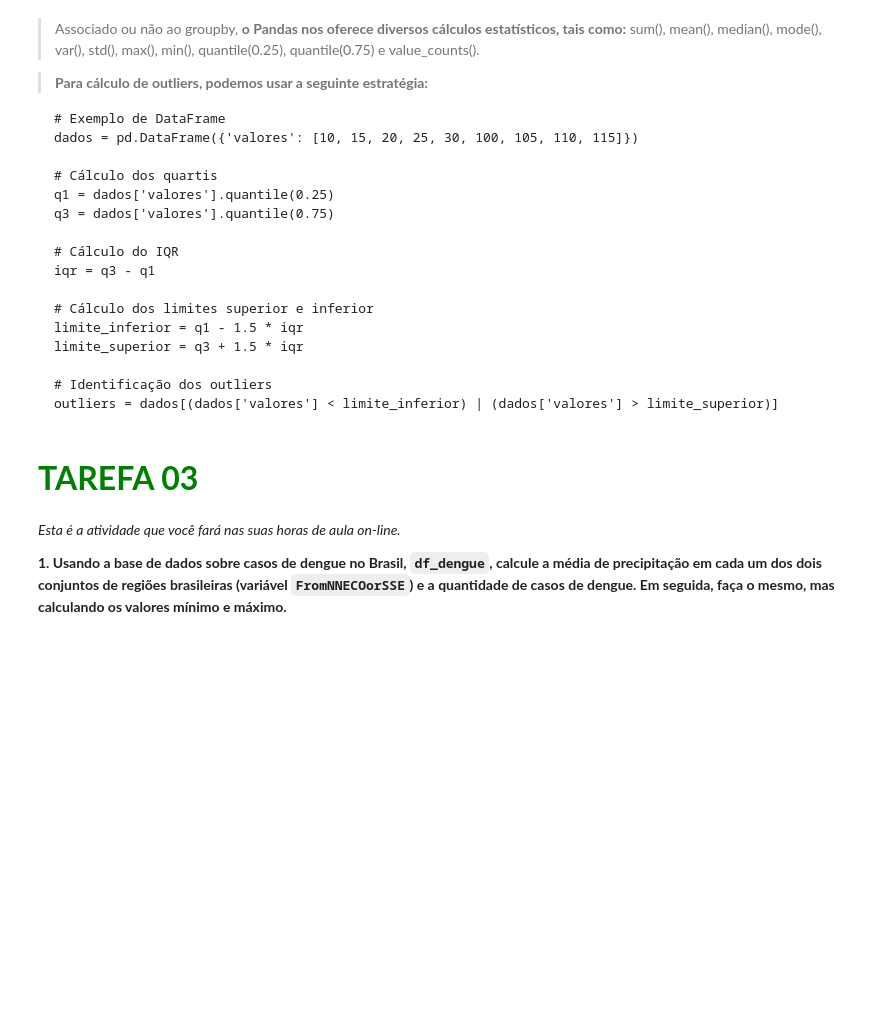
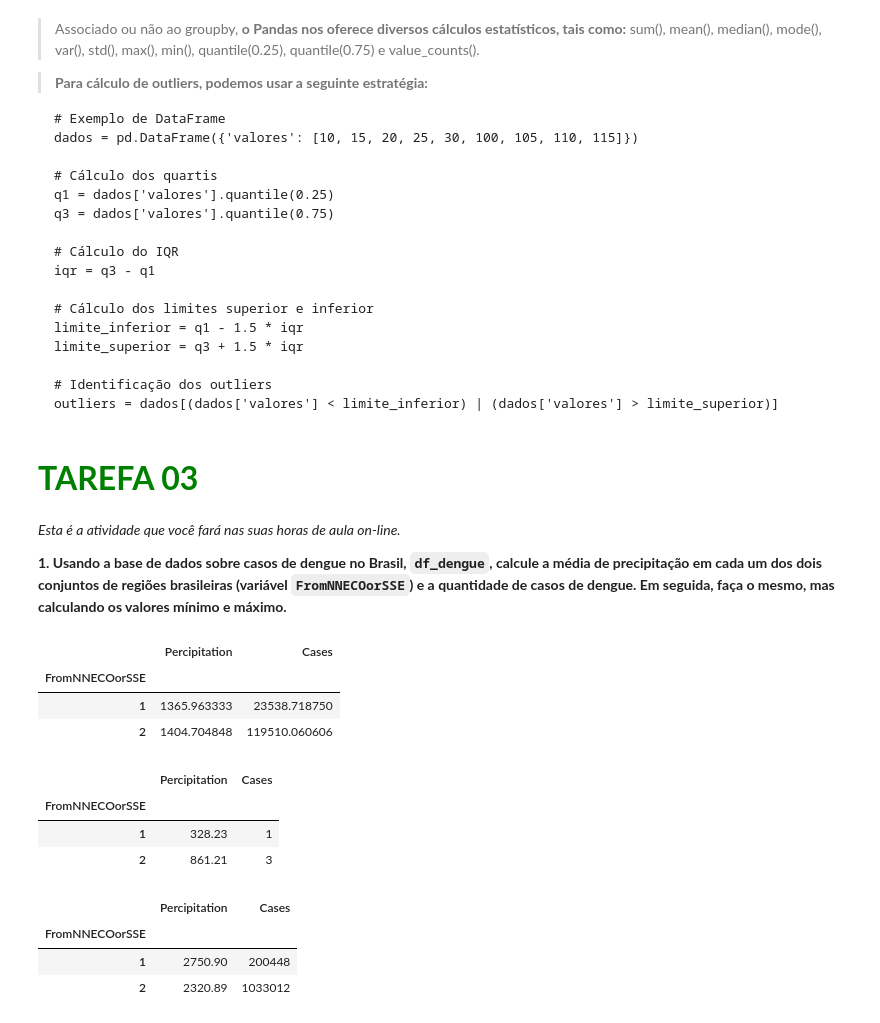
Before and after one commit to glucard/general-study-repo, a Jupyter notebook: cursos/dsnasaude/mod1/parte2/aula3/03_Aula_DS002_GerenciamentoDados_OrgDados[VsAluno].ipynb, the cells around one changed output. Saved outputs shown, nothing was run; the diff lists cells and outputs as text; code cells hidden in the pictures; blank space fills up the shorter version.

```diff
--- a/cursos/dsnasaude/mod1/parte2/aula3/03_Aula_DS002_GerenciamentoDados_OrgDados[VsAluno].ipynb
+++ b/cursos/dsnasaude/mod1/parte2/aula3/03_Aula_DS002_GerenciamentoDados_OrgDados[VsAluno].ipynb
@@ -249,3 +289,24 @@ outliers = dados[(dados['valores'] < limite_inferior) | (dados['valores'] > limi
 *Esta é a atividade que você fará nas suas horas de aula on-line.*
 
 **1. Usando a base de dados sobre casos de dengue no Brasil, `df_dengue`, calcule a média de precipitação em cada um dos dois conjuntos de regiões brasileiras (variável `FromNNECOorSSE`) e a quantidade de casos de dengue. Em seguida, faça o mesmo, mas calculando os valores mínimo e máximo.**
+# %%
+df_dengue.groupby("FromNNECOorSSE")[["Percipitation", "Cases"]].mean()
+# %% [output]
+|  | Percipitation | Cases |
+| FromNNECOorSSE |  |  |
+| 1 | 1365.963333 | 23538.718750 |
+| 2 | 1404.704848 | 119510.060606 |
+# %%
+df_dengue.groupby("FromNNECOorSSE")[["Percipitation", "Cases"]].min()
+# %% [output]
+|  | Percipitation | Cases |
+| FromNNECOorSSE |  |  |
+| 1 | 328.23 | 1 |
+| 2 | 861.21 | 3 |
+# %%
+df_dengue.groupby("FromNNECOorSSE")[["Percipitation", "Cases"]].max()
+# %% [output]
+|  | Percipitation | Cases |
+| FromNNECOorSSE |  |  |
+| 1 | 2750.90 | 200448 |
+| 2 | 2320.89 | 1033012 |
```
Also changed, not shown: parts of 5 cells of this notebook.
